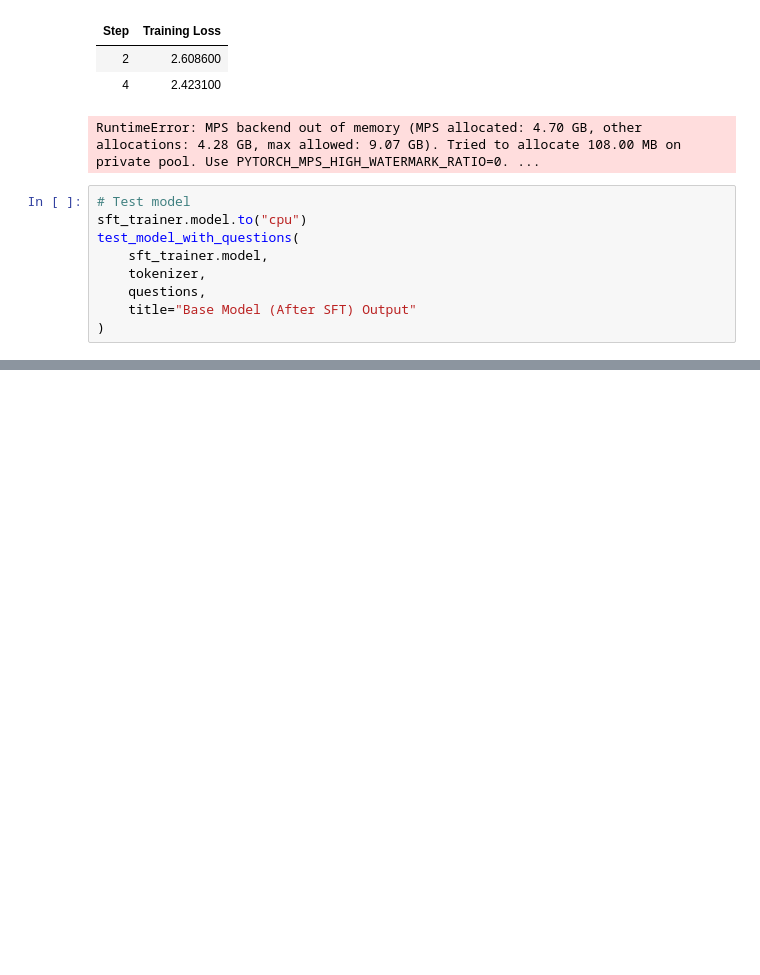
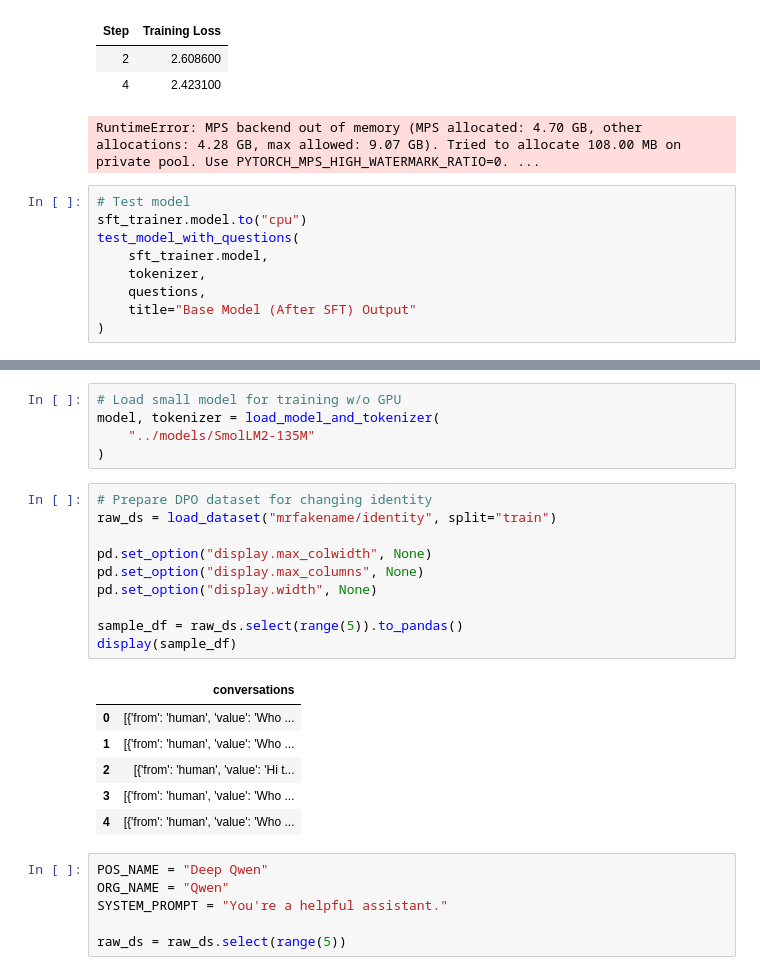
Before and after one commit to mchojna/llm-playground, a Jupyter notebook: 09-post-training/post_training.ipynb, the cells around one changed output, grey strips where cells are left out. Cells and saved outputs as stored; diff of their text form; blank space fills up the shorter version.

```diff
--- a/09-post-training/post_training.ipynb
+++ b/09-post-training/post_training.ipynb
@@ -231,0 +372,28 @@ test_model_with_questions(
+# %%
+# Load small model for training w/o GPU
+model, tokenizer = load_model_and_tokenizer(
+    "../models/SmolLM2-135M"
+)
+# %%
+# Prepare DPO dataset for changing identity
+raw_ds = load_dataset("mrfakename/identity", split="train")
+
+pd.set_option("display.max_colwidth", None)
+pd.set_option("display.max_columns", None)
+pd.set_option("display.width", None)
+
+sample_df = raw_ds.select(range(5)).to_pandas()
+display(sample_df)
+# %% [output]
+|  | conversations |
+| 0 | [{'from': 'human', 'value': 'Who ... |
+| 1 | [{'from': 'human', 'value': 'Who ... |
+| 2 | [{'from': 'human', 'value': 'Hi t... |
+| 3 | [{'from': 'human', 'value': 'Who ... |
+| 4 | [{'from': 'human', 'value': 'Who ... |
+# %%
+POS_NAME = "Deep Qwen"
+ORG_NAME = "Qwen"
+SYSTEM_PROMPT = "You're a helpful assistant."
+
+raw_ds = raw_ds.select(range(5))
```
Also changed, not shown: parts of 15 cells of this notebook.
